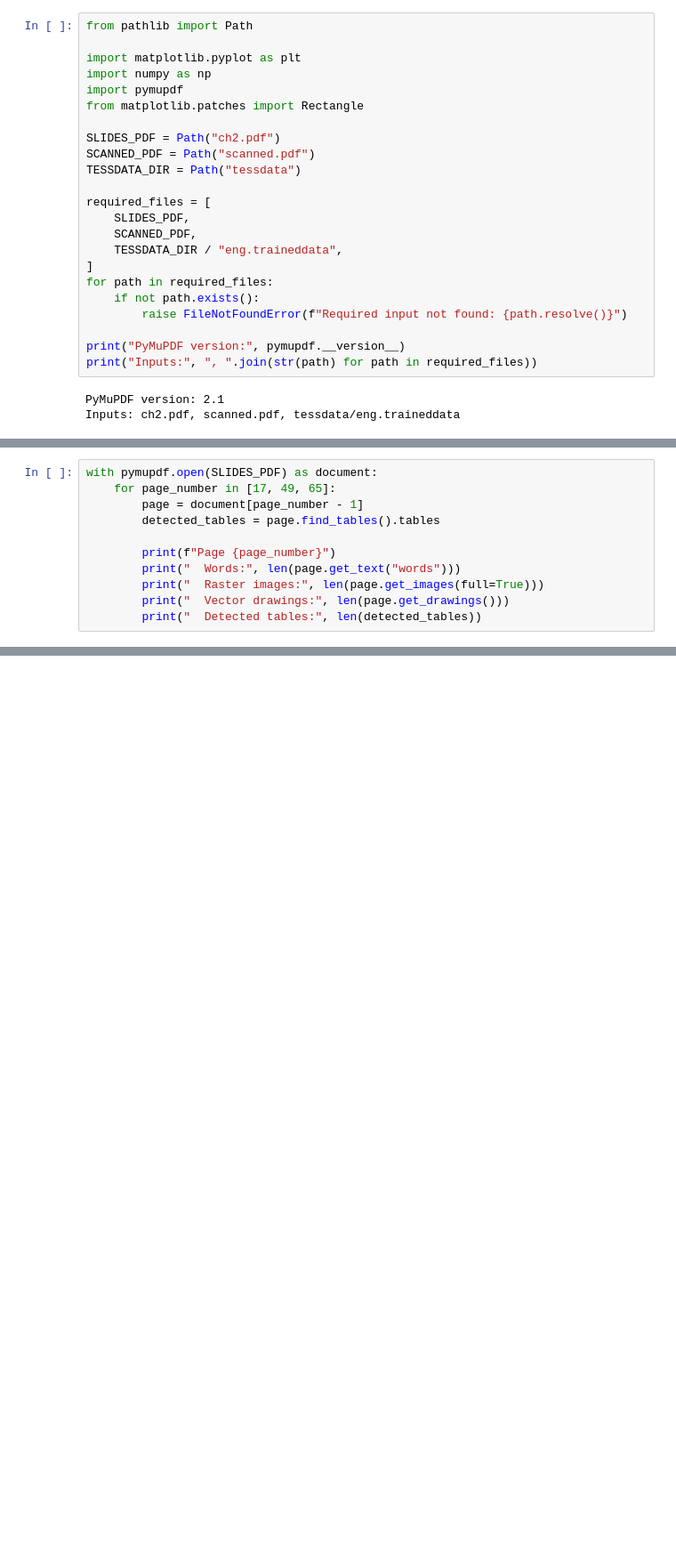
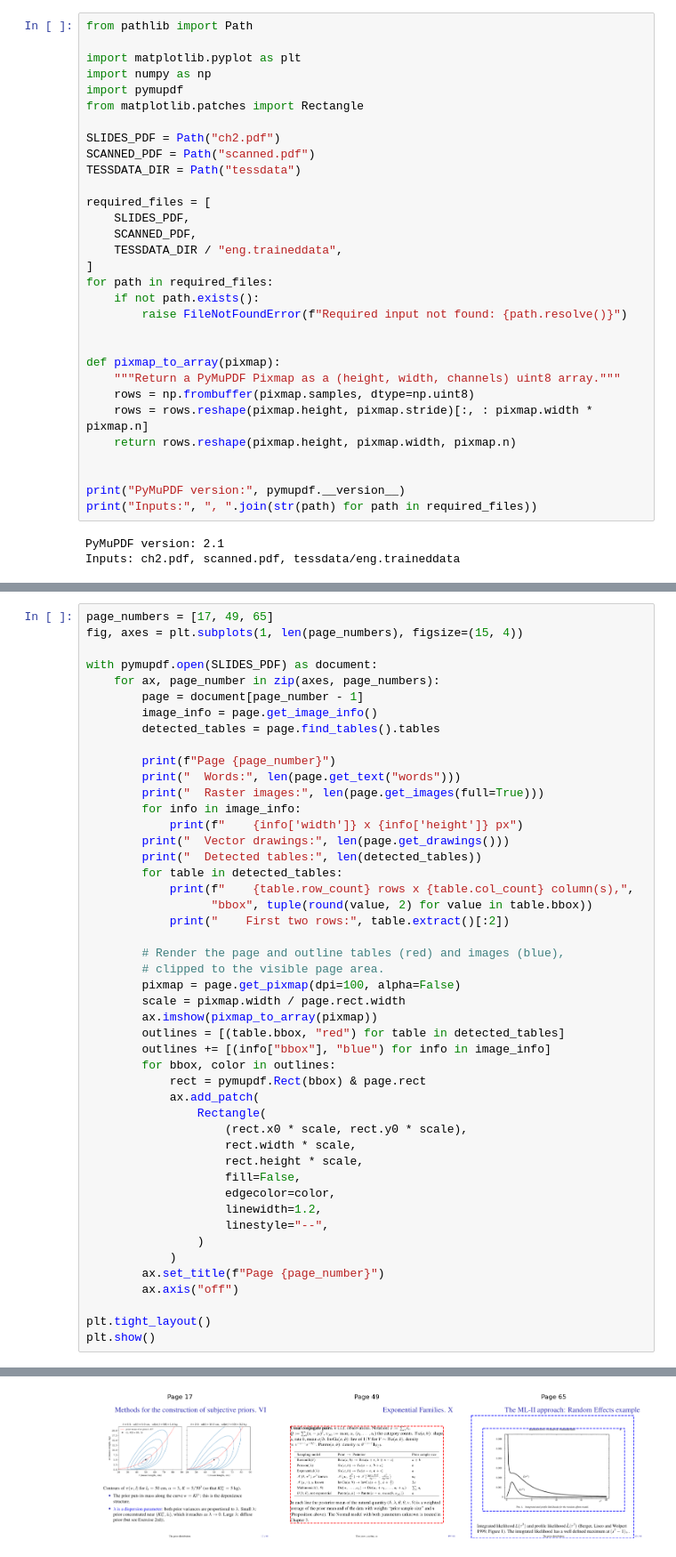
Before and after one commit to ROUSenghak/Multimodal-Document-Intelligence, a Jupyter notebook: PyMuPDF_experiment.ipynb, the cells around one changed output, grey strips where cells are left out. Shown at 89% size. Saved outputs shown, nothing was run; the diff lists cells and outputs as text; blank space fills up the shorter version.

```diff
--- a/PyMuPDF_experiment.ipynb
+++ b/PyMuPDF_experiment.ipynb
@@ -34,6 +38,14 @@ for path in required_files:
     if not path.exists():
         raise FileNotFoundError(f"Required input not found: {path.resolve()}")
 
+
+def pixmap_to_array(pixmap):
+    """Return a PyMuPDF Pixmap as a (height, width, channels) uint8 array."""
+    rows = np.frombuffer(pixmap.samples, dtype=np.uint8)
+    rows = rows.reshape(pixmap.height, pixmap.stride)[:, : pixmap.width * pixmap.n]
+    return rows.reshape(pixmap.height, pixmap.width, pixmap.n)
+
+
 print("PyMuPDF version:", pymupdf.__version__)
 print("Inputs:", ", ".join(str(path) for path in required_files))
 # %% [output]
@@ -242,14 +246,50 @@ First 20 spans:
 # %%
+page_numbers = [17, 49, 65]
+fig, axes = plt.subplots(1, len(page_numbers), figsize=(15, 4))
+
 with pymupdf.open(SLIDES_PDF) as document:
-    for page_number in [17, 49, 65]:
+    for ax, page_number in zip(axes, page_numbers):
         page = document[page_number - 1]
+        image_info = page.get_image_info()
         detected_tables = page.find_tables().tables
 
         print(f"Page {page_number}")
         print("  Words:", len(page.get_text("words")))
         print("  Raster images:", len(page.get_images(full=True)))
+        for info in image_info:
+            print(f"    {info['width']} x {info['height']} px")
         print("  Vector drawings:", len(page.get_drawings()))
         print("  Detected tables:", len(detected_tables))
+        for table in detected_tables:
+            print(f"    {table.row_count} rows x {table.col_count} column(s),",
+                  "bbox", tuple(round(value, 2) for value in table.bbox))
+            print("    First two rows:", table.extract()[:2])
+
+        # Render the page and outline tables (red) and images (blue),
+        # clipped to the visible page area.
+        pixmap = page.get_pixmap(dpi=100, alpha=False)
+        scale = pixmap.width / page.rect.width
+        ax.imshow(pixmap_to_array(pixmap))
+        outlines = [(table.bbox, "red") for table in detected_tables]
+        outlines += [(info["bbox"], "blue") for info in image_info]
+        for bbox, color in outlines:
+            rect = pymupdf.Rect(bbox) & page.rect
+            ax.add_patch(
+                Rectangle(
+                    (rect.x0 * scale, rect.y0 * scale),
+                    rect.width * scale,
+                    rect.height * scale,
+                    fill=False,
+                    edgecolor=color,
+                    linewidth=1.2,
+                    linestyle="--",
+                )
+            )
+        ax.set_title(f"Page {page_number}")
+        ax.axis("off")
+
+plt.tight_layout()
+plt.show()
 # %% [output]
 Page 17
   Words: 167
@@ -267,3 +311,4 @@ Page 65
   Vector drawings: 2
   Detected tables: 0
+[figure, added]
 # %% [markdown]
```
Also changed, not shown: parts of 21 cells of this notebook.
